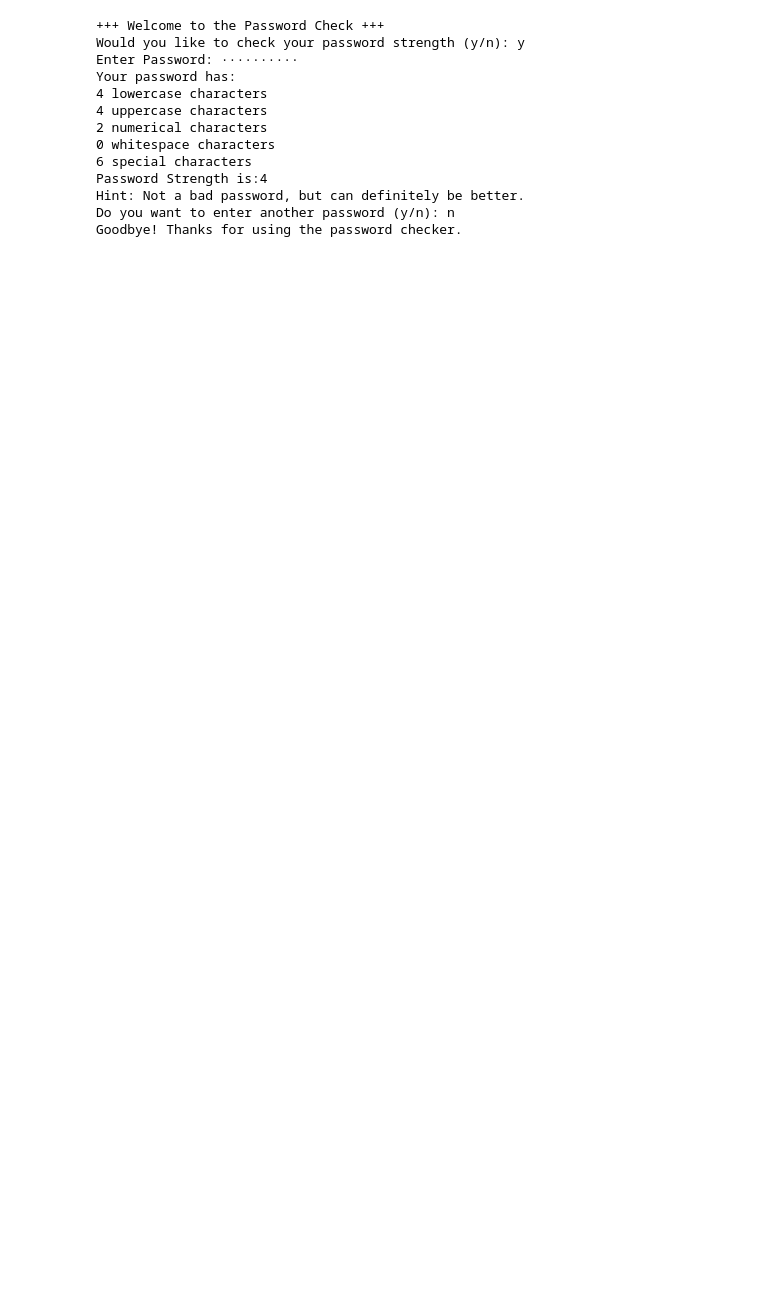
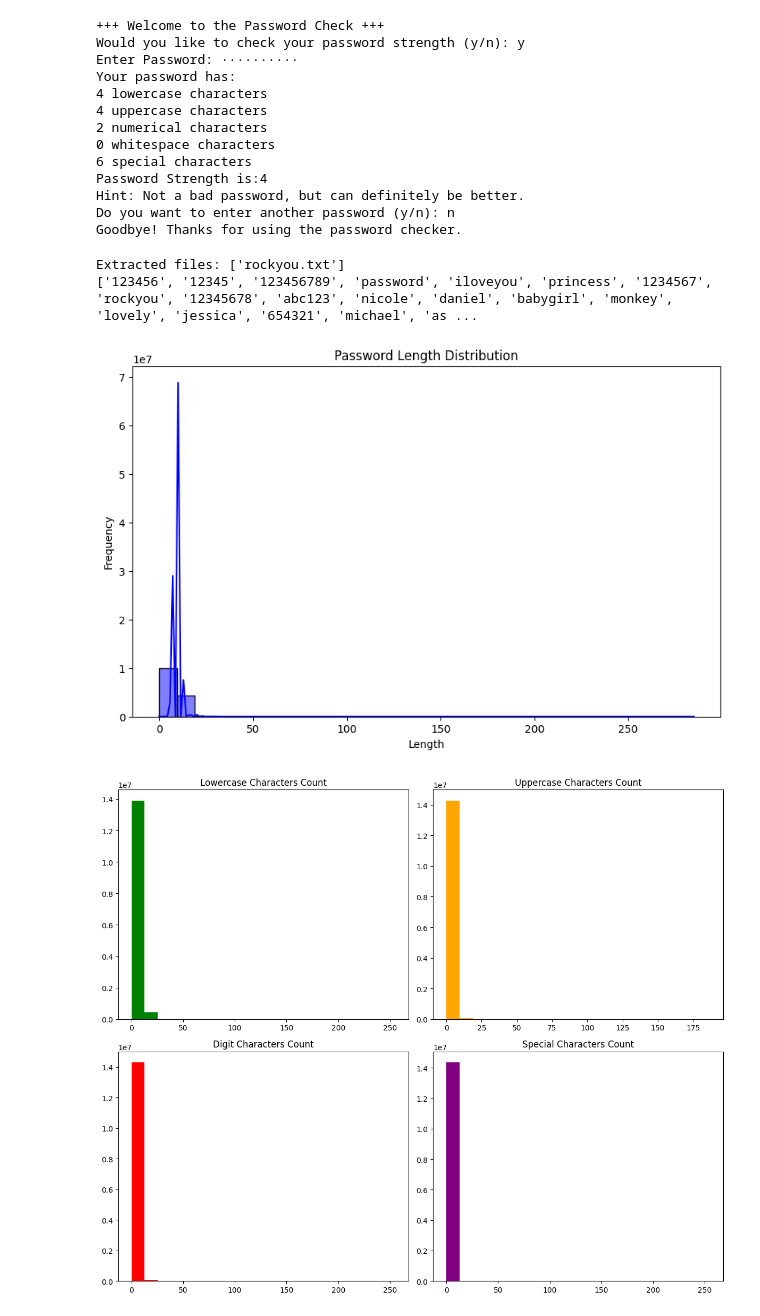
Before and after one commit to saniniiipaninii/pwd_checker_project, a Jupyter notebook: pwd_checker.ipynb, the cells around one changed output. Saved outputs shown, nothing was run; the diff lists cells and outputs as text; code cells hidden in the pictures; blank space fills up the shorter version.

```diff
--- a/pwd_checker.ipynb
+++ b/pwd_checker.ipynb
@@ -93,3 +93,65 @@ Password Strength is:4
 Hint: Not a bad password, but can definitely be better.
 Do you want to enter another password (y/n): n
 Goodbye! Thanks for using the password checker.
+# %%
+## we want to visualize common password patterns to raise awareness on weak password
+import zipfile
+import os
+import matplotlib.pyplot as plt
+import seaborn as sns
+
+zip_file_path = "/content/rockyou.txt.zip"
+extract_folder = "/content/rockyou.txt"
+
+with zipfile.ZipFile(zip_file_path, 'r') as zip_ref:
+    zip_ref.extractall(extract_folder)
+
+extracted_files = os.listdir(extract_folder)
+print("Extracted files:", extracted_files)
+
+txt_file_path = os.path.join(extract_folder, 'rockyou.txt')  # Replace with the correct file name
+
+with open(txt_file_path, 'r', encoding='ISO-8859-1') as file:
+    passwords = file.read().splitlines()
+print(passwords[:50])  # Show the first 10 passwords for verification
+
+# Preprocess the passwords
+password_lengths = [len(password) for password in passwords]
+lowercase_count = [sum(1 for c in password if c in string.ascii_lowercase) for password in passwords]
+uppercase_count = [sum(1 for c in password if c in string.ascii_uppercase) for password in passwords]
+digit_count = [sum(1 for c in password if c in string.digits) for password in passwords]
+special_count = [sum(1 for c in password if c in string.punctuation) for password in passwords]
+
+# Plot: Password Length Distribution
+plt.figure(figsize=(10, 6))
+sns.histplot(password_lengths, kde=True, bins=30, color='blue')
+plt.title("Password Length Distribution")
+plt.xlabel("Length")
+plt.ylabel("Frequency")
+plt.show()
+
+fig, axes = plt.subplots(2, 2, figsize=(12, 10))
+axes[0, 0].hist(lowercase_count, bins=20, color='green')
+axes[0, 0].set_title("Lowercase Characters Count")
+axes[0, 1].hist(uppercase_count, bins=20, color='orange')
+axes[0, 1].set_title("Uppercase Characters Count")
+axes[1, 0].hist(digit_count, bins=20, color='red')
+axes[1, 0].set_title("Digit Characters Count")
+axes[1, 1].hist(special_count, bins=20, color='purple')
+axes[1, 1].set_title("Special Characters Count")
+
+plt.tight_layout()
+plt.show()
+
+from collections import Counter
+password_counts = Counter(passwords)
+common_passwords = password_counts.most_common(10)
+
+print("Most Common Passwords:")
+for password, count in common_passwords:
+    print(f"{password}: {count}")
+# %% [output]
+Extracted files: ['rockyou.txt']
+['123456', '12345', '123456789', 'password', 'iloveyou', 'princess', '1234567', 'rockyou', '12345678', 'abc123', 'nicole', 'daniel', 'babygirl', 'monkey', 'lovely', 'jessica', '654321', 'michael', 'as ...
+[figure, added]
+[figure, added]
```
Also changed, not shown: parts of 1 cell of this notebook.
